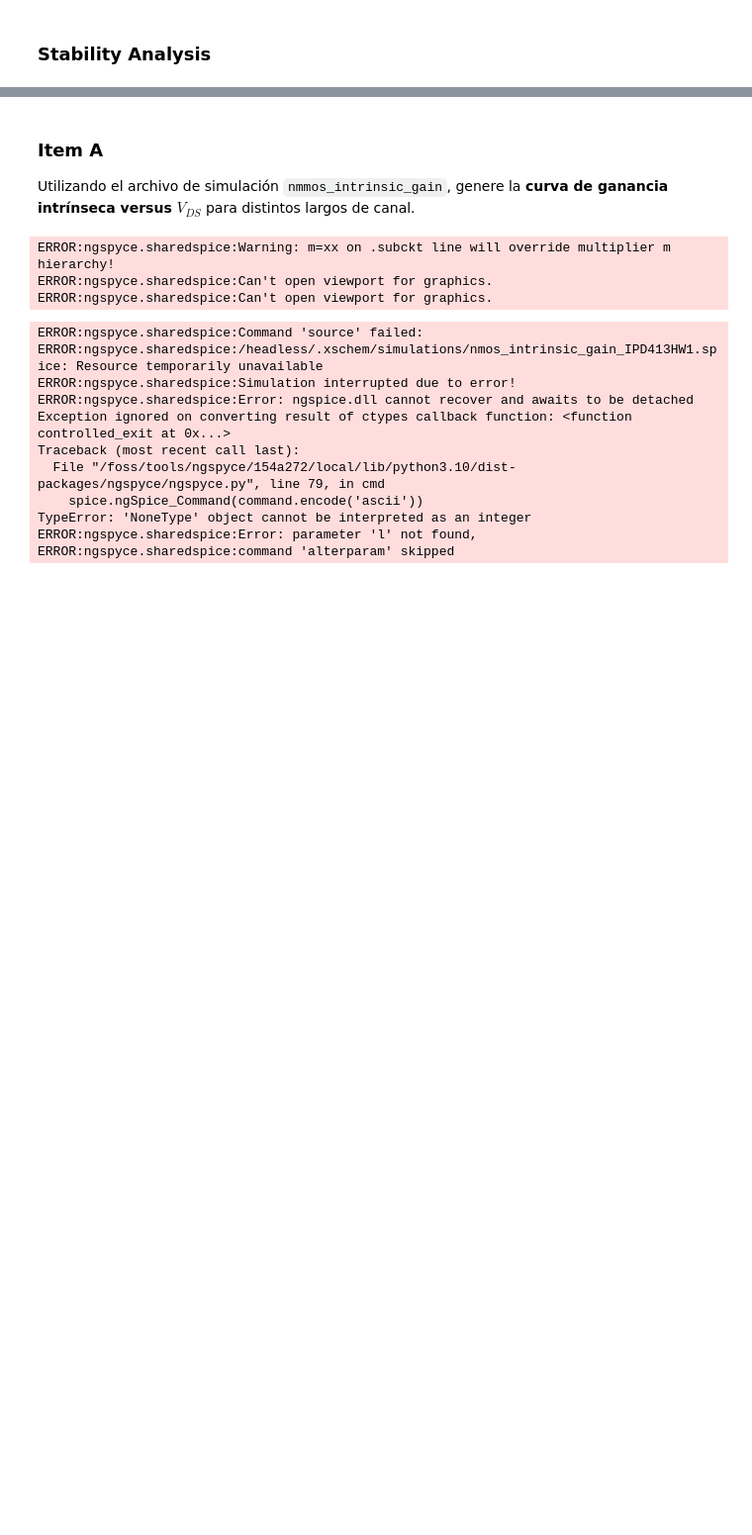
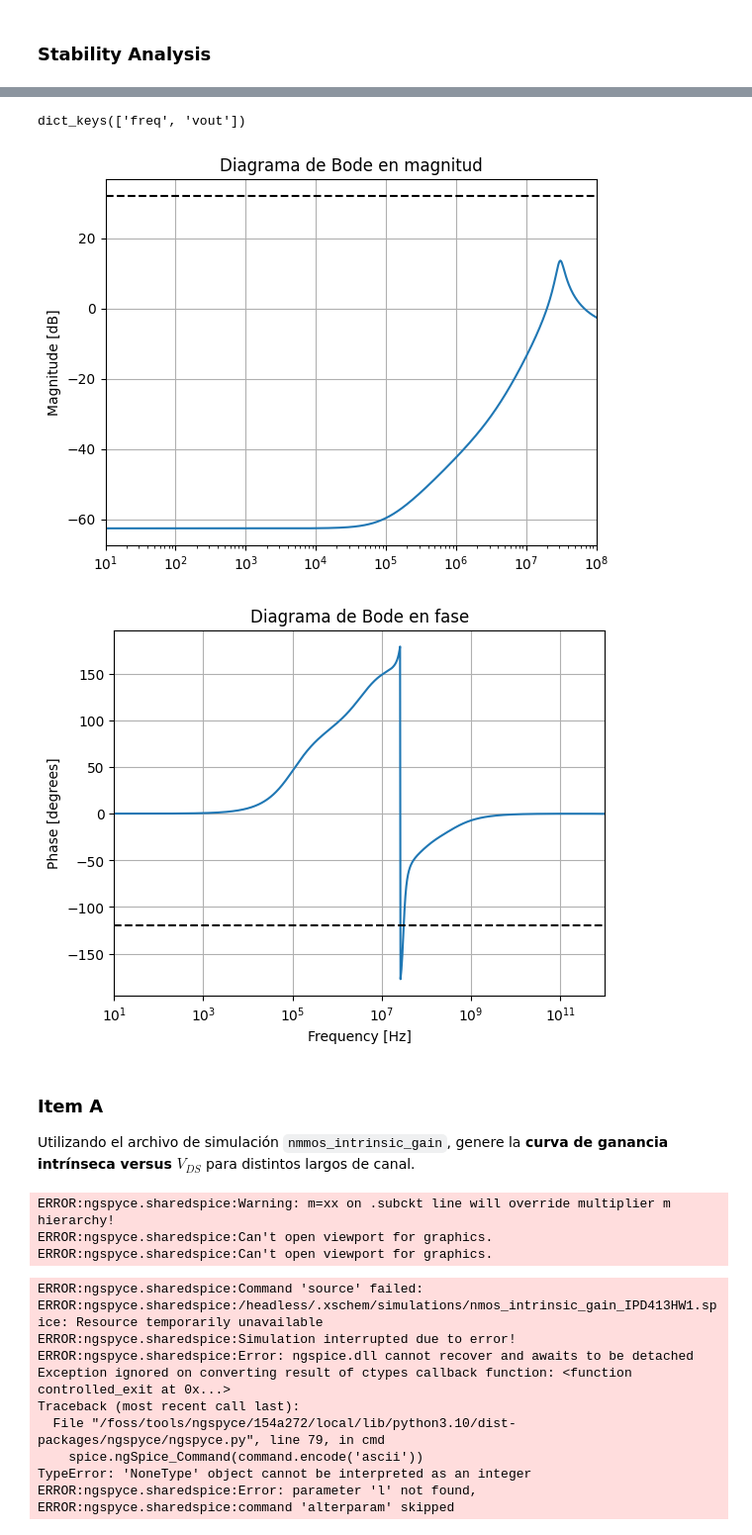
Before and after one commit to lild4d4/Proyecto-IPD413, a Jupyter notebook: Xschem/ldo.ipynb, the cells around one changed output, grey strips where cells are left out. Shown at 99% size. Cells and saved outputs as stored; diff of their text form; code cells hidden in the pictures; blank space fills up the shorter version.

```diff
--- a/Xschem/ldo.ipynb
+++ b/Xschem/ldo.ipynb
@@ -277,3 +286,39 @@ RuntimeError: Vector v(out) not found
+# %%
+_ = np.load(data_dir / "ldo-stability.npz")
+data = {key: _[key] for key in _}
+pprint(data.keys())
+
+freq = data["freq"]
+vout = data["vout"]
+
+# Magnitude Diagram
+###################
+fig, ax1 = plt.subplots()
+ax1.set_title("Diagrama de Bode en magnitud")
+ax1.grid()
+ax1.set_xlim(10**1, 10**8)
+ax1.semilogx(freq, 20*np.log10(np.abs(vout)))
+ax1.axhline(20*np.log10(40), color="black", linestyle="dashed")
+ax1.set_ylabel('Magnitude [dB]')
+fig.savefig("p3-d-1.png")
+
+
+# Phase Diagram
+###############
+fig, ax2 = plt.subplots()
+ax2.set_title("Diagrama de Bode en fase")
+ax2.grid()
+ax2.set_xlim(10**1, 10**12)
+ax2.semilogx(freq, np.angle(vout, True))
+ax2.axhline(-180+60, color="black", linestyle="dashed")
+ax2.set_xlabel('Frequency [Hz]')
+ax2.set_ylabel('Phase [degrees]')
+ax2.margins(x=0)
+fig.savefig("p3-d-2.png")
+# %% [output]
+dict_keys(['freq', 'vout'])
+[figure, added]
+[figure, added]
 # %% [markdown]
 ### Item A
 
```
Also changed, not shown: parts of 12 cells of this notebook.
